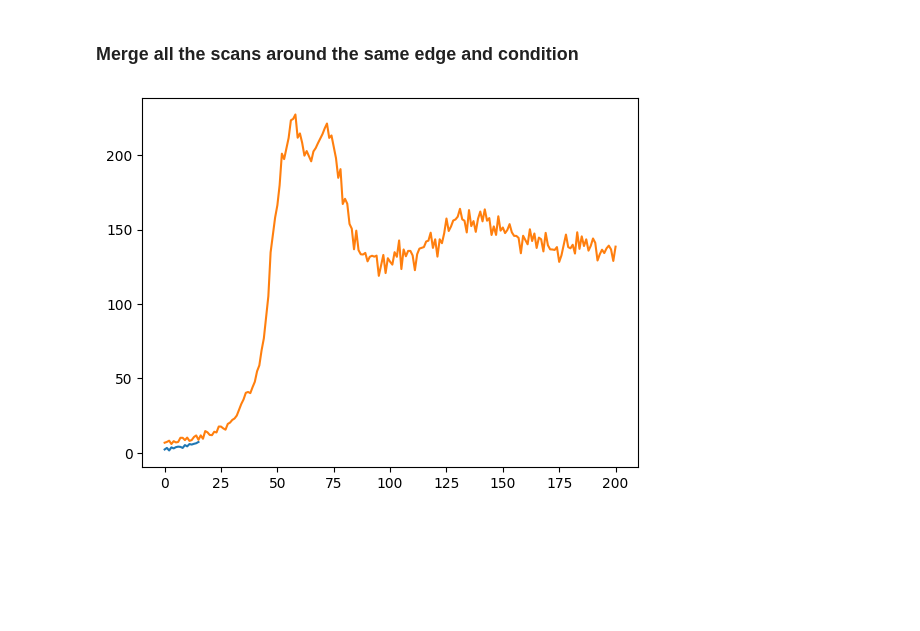
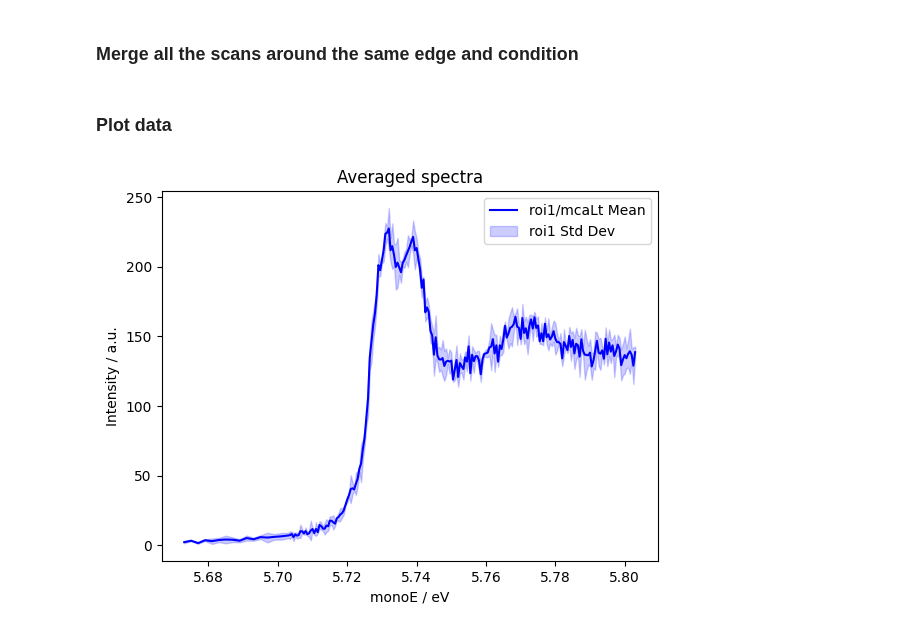
Before and after one commit to raulgarciadiez/myspot_2024_07, a Jupyter notebook: Export_from_Spec.ipynb, the cells around one changed output. Drawn from its saved outputs; the diff is of its cells as text; code cells hidden in the pictures; blank space fills up the shorter version.

Commit message:
working export and plotting routine

```diff
--- a/Export_from_Spec.ipynb
+++ b/Export_from_Spec.ipynb
@@ -47,27 +51,28 @@ full_paths = [os.path.join(folder_path, file) for file in files]
-# %%
-def load_df(file_path):
-    try:
-        df = pd.read_csv(file_path, comment='#', delimiter='\t')
-        if 'monoE' in df.columns and not df['monoE'].empty:
-            return df  # Return the starting value
-        else:
-            return None
-    except Exception as e:
-        print(f"Error reading file {file_path}: {e}")
-        return None
-
-grouped_files = group_files_by_start(full_paths)
-
-signal_average_files = dict()
-for file_list in grouped_files:
-    signal_average = 0
-    for file in grouped_files[file_list]:
-        df=load_df(file)
-        df['roi1_over_mcaLt'] = df['roi1'] / df['mcaLt']
-        signal_average += df['roi1_over_mcaLt']
-        #df.plot(x="monoE", y="roi1_over_mcaLt")
-    signal_average_files[file_list] = signal_average/len(grouped_files[file_list])
-for key in signal_average_files:
-    plt.plot(signal_average_files[key])
-# %% [output]
-[figure, removed]
+# %% [markdown]
+### Plot data
+# %%
+#### This is an example ########################
+
+#change here the file you want to plot
+file_to_plot ="S1_Cu_6Sm/001_Cu-6Sm_Pristine_RT/Data_Ce_L3_NEXAFS_merged_scans_80_85.csv"
+# and the variables you want to plot
+var1="roi1"
+var2="mcaLt"
+
+#################################################
+result_df = pd.read_csv(file_to_plot)
+
+plt.plot(result_df['monoE'], result_df[f'{var1}/{var2}_mean'], label=f'{var1}/{var2} Mean', color='blue')
+plt.fill_between(result_df['monoE'],
+                 result_df[f'{var1}/{var2}_mean'] - result_df[f'{var1}/{var2}_std'],
+                 result_df[f'{var1}/{var2}_mean'] + result_df[f'{var1}/{var2}_std'],
+                 color='blue', alpha=0.2, label='roi1 Std Dev')
+
+plt.xlabel('monoE / eV')
+plt.ylabel('Intensity / a.u.')
+plt.title('Averaged spectra')
+plt.legend()
+
+plt.show()
+# %% [output]
+[figure, added]
```
Also changed, not shown: parts of 2 cells of this notebook, 3 other files.
